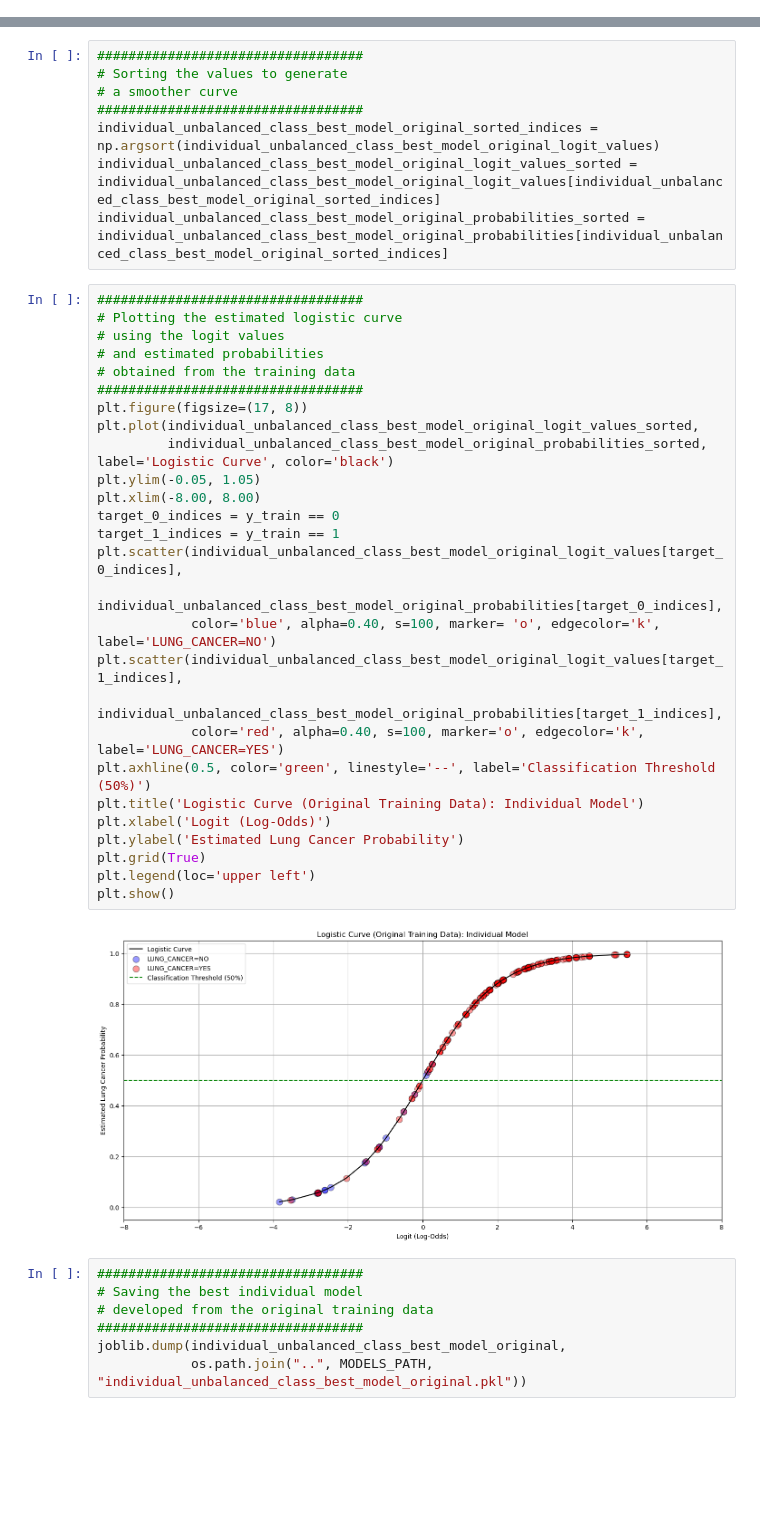
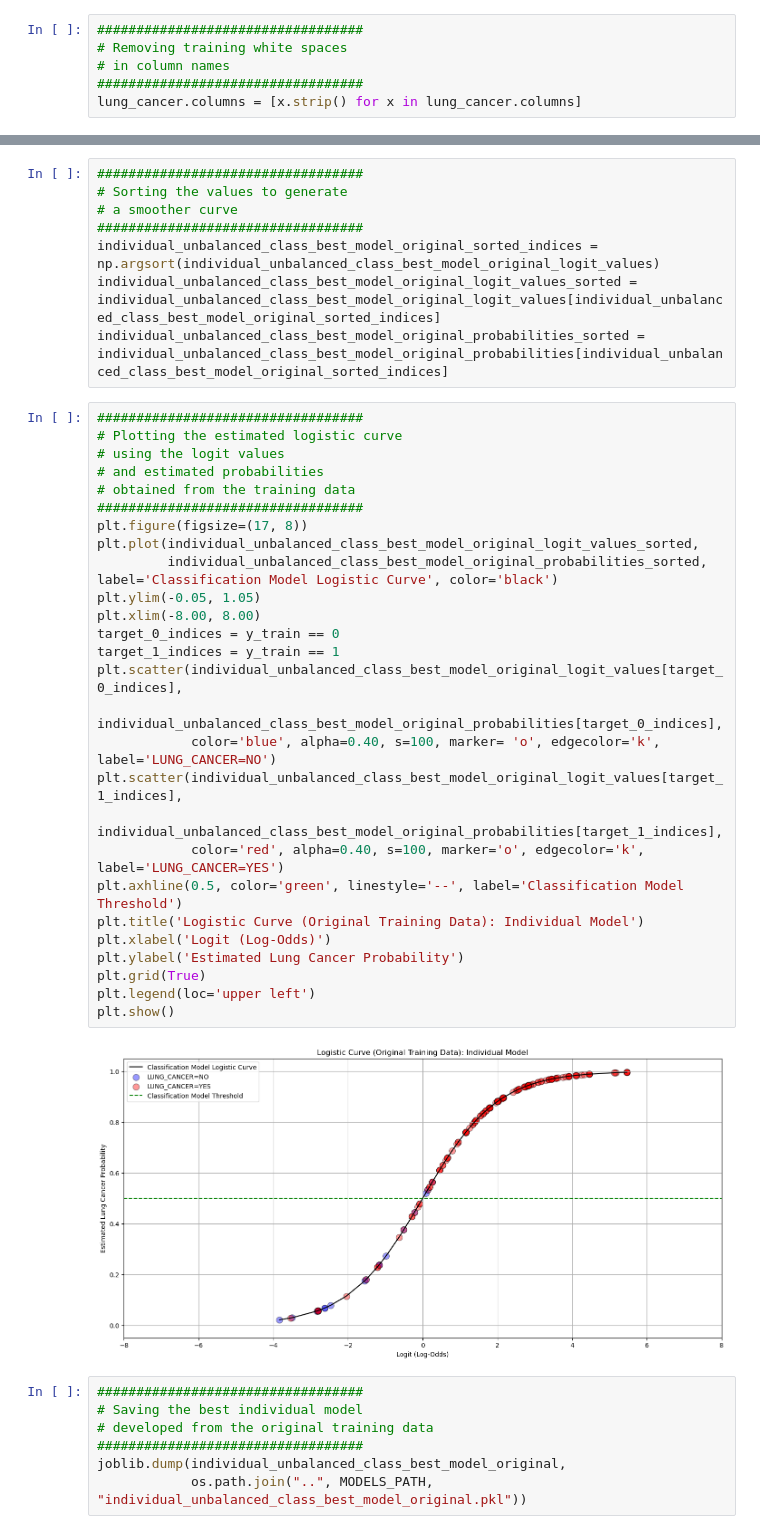
Before and after one commit to JohnPaulinePineda/Portfolio_Project_54, a Jupyter notebook: codes/EstimatingLungCancerProbabilitiesFromDemographicFactorsAndBehavioralIndicators.ipynb, the cells around one changed output, grey strips where cells are left out. Drawn from its saved outputs; the diff is of its cells as text; blank space fills up the shorter version.

Commit message:
Formulated the HTML and RMD files
Updated model inference

```diff
--- a/codes/EstimatingLungCancerProbabilitiesFromDemographicFactorsAndBehavioralIndicators.ipynb
+++ b/codes/EstimatingLungCancerProbabilitiesFromDemographicFactorsAndBehavioralIndicators.ipynb
@@ -119,3 +132,9 @@ Dataset Dimensions:
+# %%
+##################################
+# Removing training white spaces
+# in column names
+##################################
+lung_cancer.columns = [x.strip() for x in lung_cancer.columns]
 # %%
 ##################################
 # Listing the column names and data types
@@ -1544,32 +1563,32 @@ individual_unbalanced_class_best_model_original_probabilities_sorted = individua
 # %%
 ##################################
 # Plotting the estimated logistic curve
 # using the logit values
 # and estimated probabilities
 # obtained from the training data
 ##################################
 plt.figure(figsize=(17, 8))
 plt.plot(individual_unbalanced_class_best_model_original_logit_values_sorted,
-         individual_unbalanced_class_best_model_original_probabilities_sorted, label='Logistic Curve', color='black')
+         individual_unbalanced_class_best_model_original_probabilities_sorted, label='Classification Model Logistic Curve', color='black')
 plt.ylim(-0.05, 1.05)
 plt.xlim(-8.00, 8.00)
 target_0_indices = y_train == 0
 target_1_indices = y_train == 1
 plt.scatter(individual_unbalanced_class_best_model_original_logit_values[target_0_indices],
             individual_unbalanced_class_best_model_original_probabilities[target_0_indices],
             color='blue', alpha=0.40, s=100, marker= 'o', edgecolor='k', label='LUNG_CANCER=NO')
 plt.scatter(individual_unbalanced_class_best_model_original_logit_values[target_1_indices],
             individual_unbalanced_class_best_model_original_probabilities[target_1_indices],
             color='red', alpha=0.40, s=100, marker='o', edgecolor='k', label='LUNG_CANCER=YES')
-plt.axhline(0.5, color='green', linestyle='--', label='Classification Threshold (50%)')
+plt.axhline(0.5, color='green', linestyle='--', label='Classification Model Threshold')
 plt.title('Logistic Curve (Original Training Data): Individual Model')
 plt.xlabel('Logit (Log-Odds)')
 plt.ylabel('Estimated Lung Cancer Probability')
 plt.grid(True)
 plt.legend(loc='upper left')
 plt.show()
 # %% [output]
-[figure, old version]
+[figure, new version]
 # %%
 ##################################
 # Saving the best individual model
```
Also changed, not shown: parts of 19 cells of this notebook, 18 other files.
